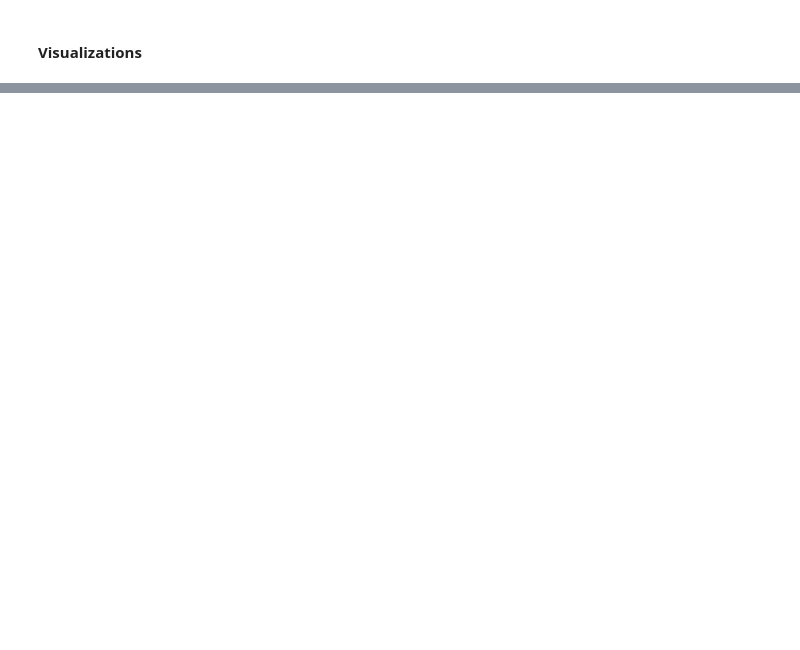
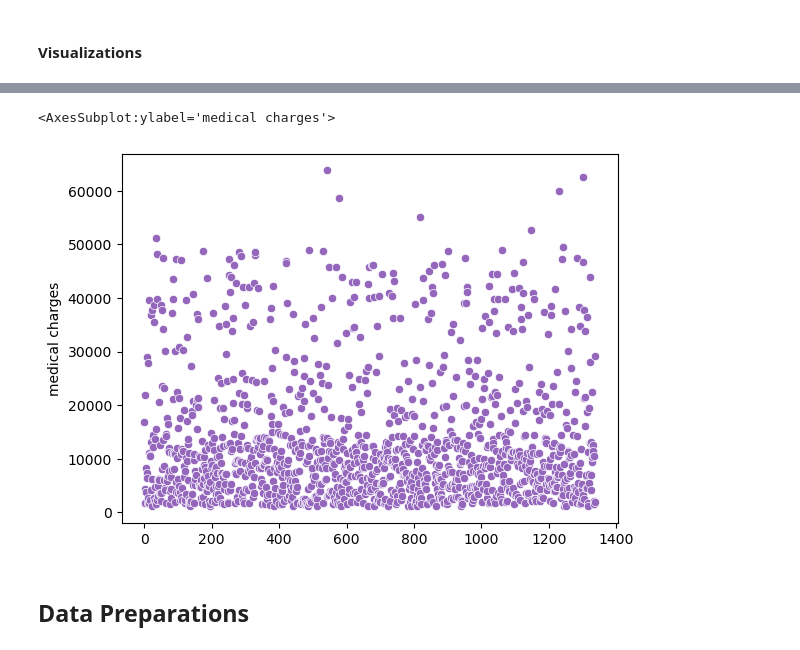
Before and after one commit to kamahTek/LearnSQL, a Jupyter notebook: medics.ipynb, the cells around one changed output, grey strips where cells are left out. Drawn from its saved outputs; the diff is of its cells as text; code cells hidden in the pictures; blank space fills up the shorter version.

```diff
--- a/medics.ipynb
+++ b/medics.ipynb
@@ -123,0 +183,7 @@ The IQR method calculates outliers as data points below the first quartile (Q1)
+# %%
+sns.scatterplot(data=medic_df['medical charges'], color=sns.color_palette("tab10")[4])
+# %% [output]
+<AxesSubplot:ylabel='medical charges'>
+[figure, added]
+# %% [markdown]
+## Data Preparations
```
Also changed, not shown: parts of 7 cells of this notebook.
